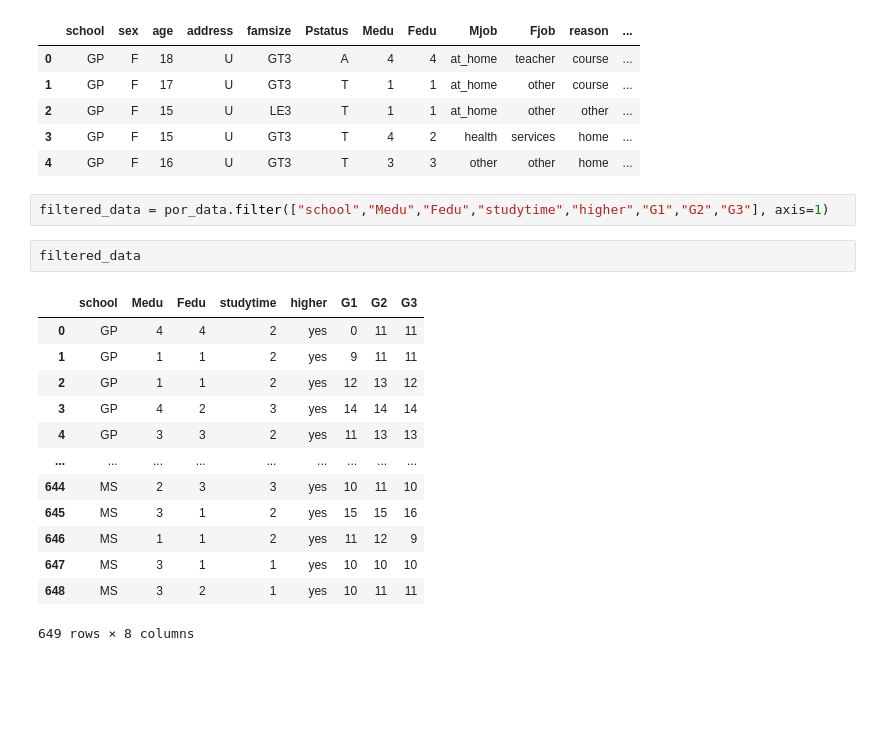
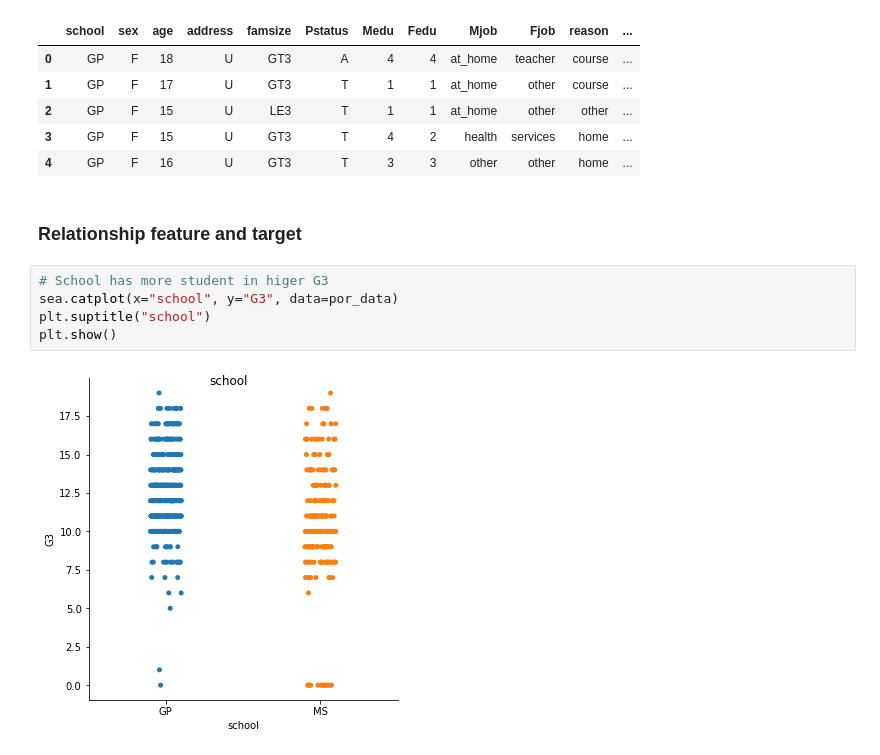
Before and after one commit to erwinleonardy/machine-learning, a Jupyter notebook: student/bayu/bayu-student-portugese.ipynb, the cells around one changed output. Saved outputs shown, nothing was run; the diff lists cells and outputs as text; blank space fills up the shorter version.

```diff
--- a/student/bayu/bayu-student-portugese.ipynb
+++ b/student/bayu/bayu-student-portugese.ipynb
@@ -64,22 +64,13 @@ por_data.head()
 | 2 | GP | F | 15 | U | LE3 | T | 1 | 1 | at_home | other | other | ... |
 | 3 | GP | F | 15 | U | GT3 | T | 4 | 2 | health | services | home | ... |
 | 4 | GP | F | 16 | U | GT3 | T | 3 | 3 | other | other | home | ... |
-# %%
-filtered_data = por_data.filter(["school","Medu","Fedu","studytime","higher","G1","G2","G3"], axis=1)
-# %%
-filtered_data
-# %% [output]
-|  | school | Medu | Fedu | studytime | higher | G1 | G2 | G3 |
-| 0 | GP | 4 | 4 | 2 | yes | 0 | 11 | 11 |
-| 1 | GP | 1 | 1 | 2 | yes | 9 | 11 | 11 |
-| 2 | GP | 1 | 1 | 2 | yes | 12 | 13 | 12 |
-| 3 | GP | 4 | 2 | 3 | yes | 14 | 14 | 14 |
-| 4 | GP | 3 | 3 | 2 | yes | 11 | 13 | 13 |
-| ... | ... | ... | ... | ... | ... | ... | ... | ... |
-| 644 | MS | 2 | 3 | 3 | yes | 10 | 11 | 10 |
-| 645 | MS | 3 | 1 | 2 | yes | 15 | 15 | 16 |
-| 646 | MS | 1 | 1 | 2 | yes | 11 | 12 | 9 |
-| 647 | MS | 3 | 1 | 1 | yes | 10 | 10 | 10 |
-| 648 | MS | 3 | 2 | 1 | yes | 10 | 11 | 11 |
-649 rows × 8 columns
+# %% [markdown]
+### Relationship feature and target
+# %%
+# School has more student in higer G3
+sea.catplot(x="school", y="G3", data=por_data)
+plt.suptitle("school")
+plt.show()
+# %% [output]
+[figure, added]
 # %%
```
Also changed, not shown: parts of 12 cells of this notebook.
